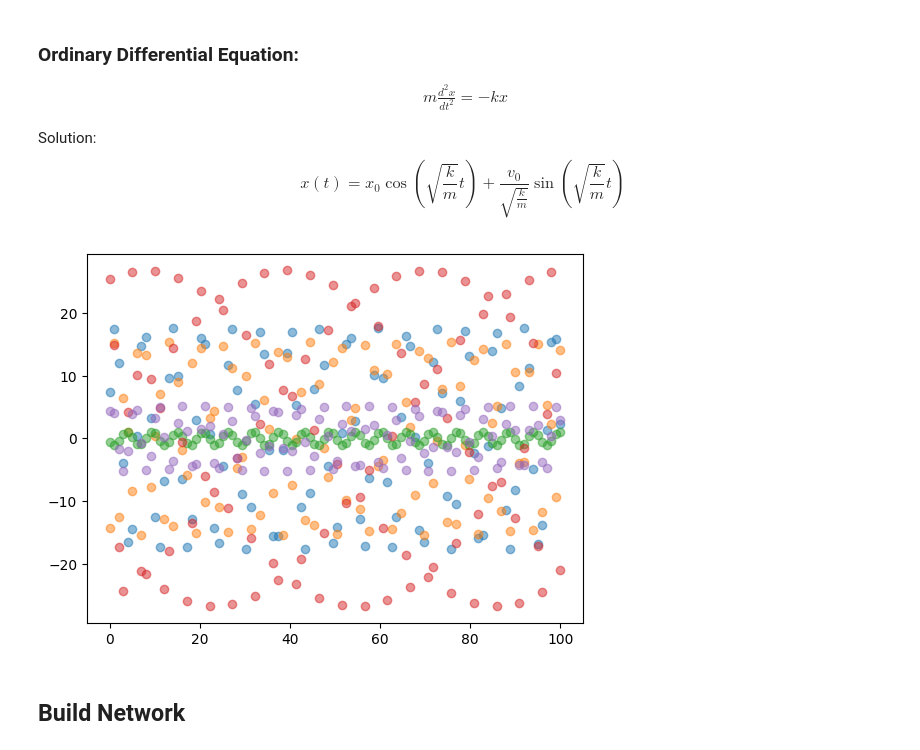
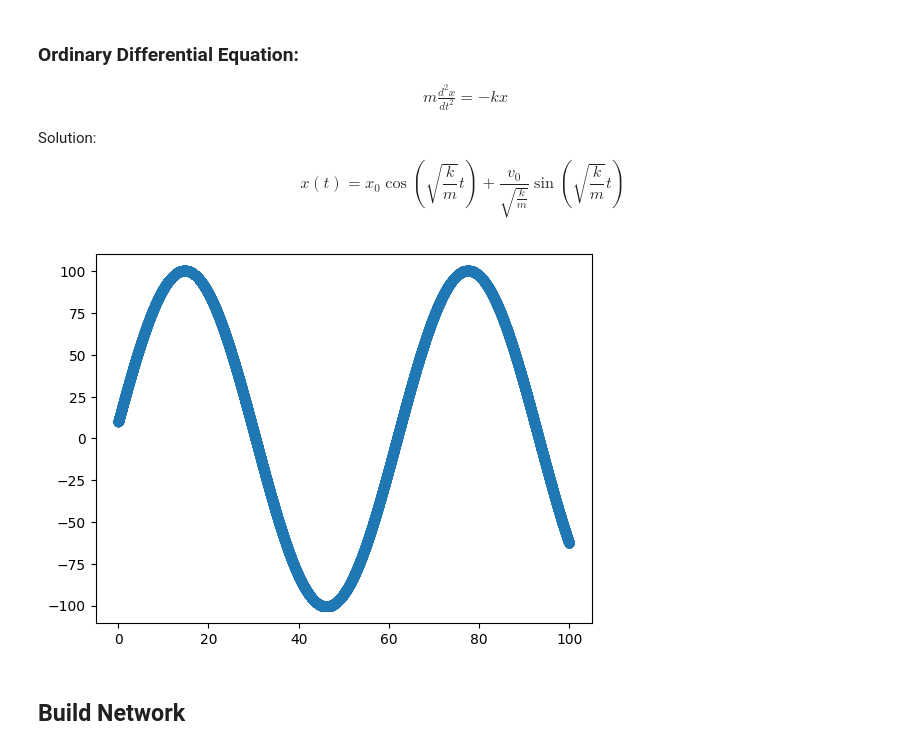
Before and after one commit to Hrrsmjd/fourier_neural_operator, a Jupyter notebook: temp/fourier_1d.ipynb, the cells around one changed output. Saved outputs shown, nothing was run; the diff lists cells and outputs as text; code cells hidden in the pictures.

```diff
--- a/temp/fourier_1d.ipynb
+++ b/temp/fourier_1d.ipynb
@@ -31,27 +31,33 @@ def simple_harmonic_oscillator(k: int, m: int, x0: int, v0: int, t: np.array) ->
     return x
 # %%
 ## Number of Samples
-n = 1000
+n = 100000
 ## Output
-# data_t = []
-t = np.linspace(0, 100, 100)
+data_t = []
 data_x = []
+
+# k = np.random.randint(1, 100)
+# m = np.random.randint(1, 100)
+# x0 = np.random.normal(0, 10)
+# v0 = np.random.normal(0, 10)
+k = 1
+m = 100
+x0 = 10
+v0 = 10
 
 ## Generate Data
 for _ in range(n):
-    k = np.random.randint(1, 100)
-    m = np.random.randint(1, 100)
-    x0 = np.random.normal(0, 10)
-    v0 = np.random.normal(0, 10)
-    # t = np.linspace(0, 100, 100) ## Can change resolution
+    # k = np.random.randint(1, 100)
+    # m = np.random.randint(1, 100)
+    # x0 = np.random.normal(0, 10)
+    # v0 = np.random.normal(0, 10)
 
-    # data_t.append(t)
+    t = np.random.uniform(0, 100)
+    data_t.append(t)
     data_x.append(simple_harmonic_oscillator(k, m, x0, v0, t))
 # %%
-## Plot 5 Samples
-for i in range(5):
-    # plt.scatter(data_t[i], data_x[i], alpha=0.5)
-    plt.scatter(t, data_x[i], alpha=0.5)
+## Plot
+plt.scatter(data_t, data_x, alpha=0.5)
 plt.show()
 # %% [output]
-[figure, old version]
+[figure, new version]
```
Also changed, not shown: parts of 20 cells of this notebook, 1 other file.
